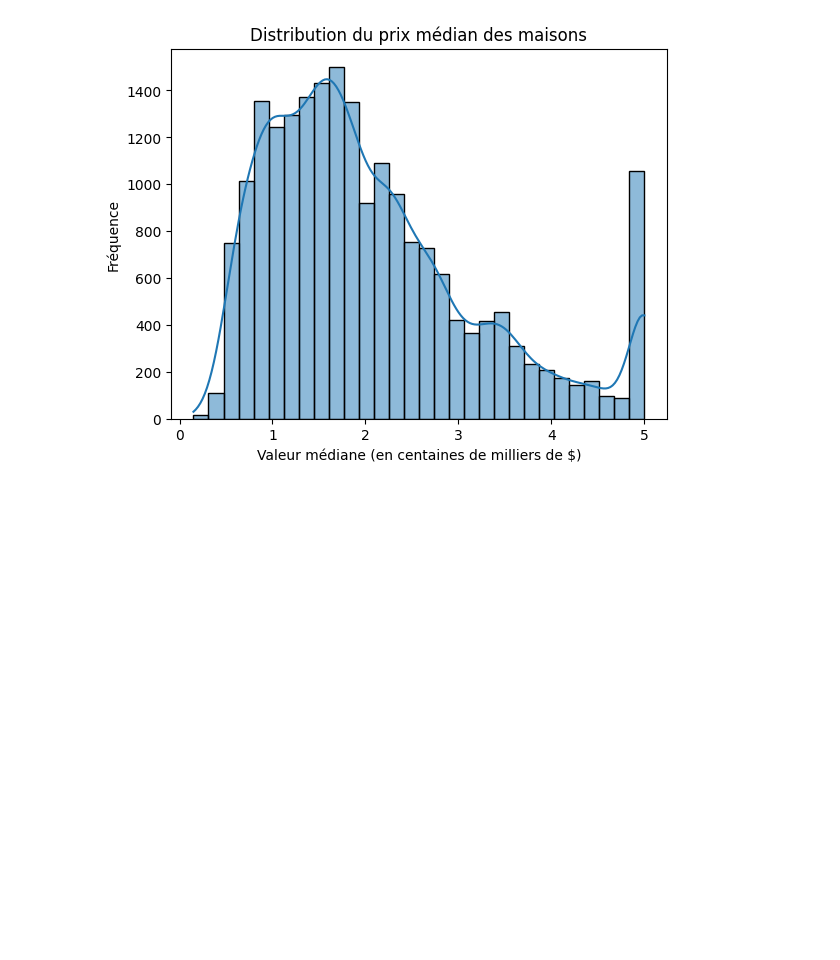
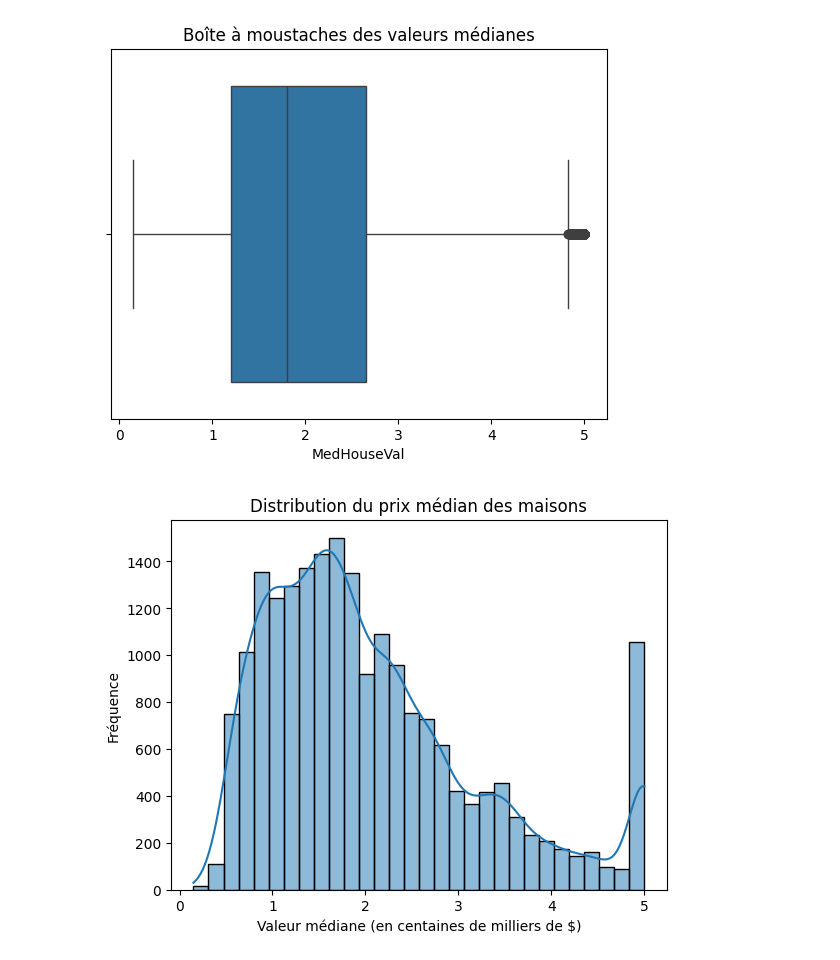
Before and after one commit to Abdullah-0305/ML_IA, a Jupyter notebook: notebooks/01_exploration.ipynb, the cells around one changed output. Drawn from its saved outputs; the diff is of its cells as text; code cells hidden in the pictures; blank space fills up the shorter version.

```diff
--- a/notebooks/01_exploration.ipynb
+++ b/notebooks/01_exploration.ipynb
@@ -1,3 +59,9 @@
+# %%
+sns.boxplot(x=df["MedHouseVal"])
+plt.title("Boîte à moustaches des valeurs médianes")
+plt.show()
+# %% [output]
+[figure, added]
 # %%
 import matplotlib.pyplot as plt
 import seaborn as sns
```
Also changed, not shown: parts of 6 cells of this notebook.
